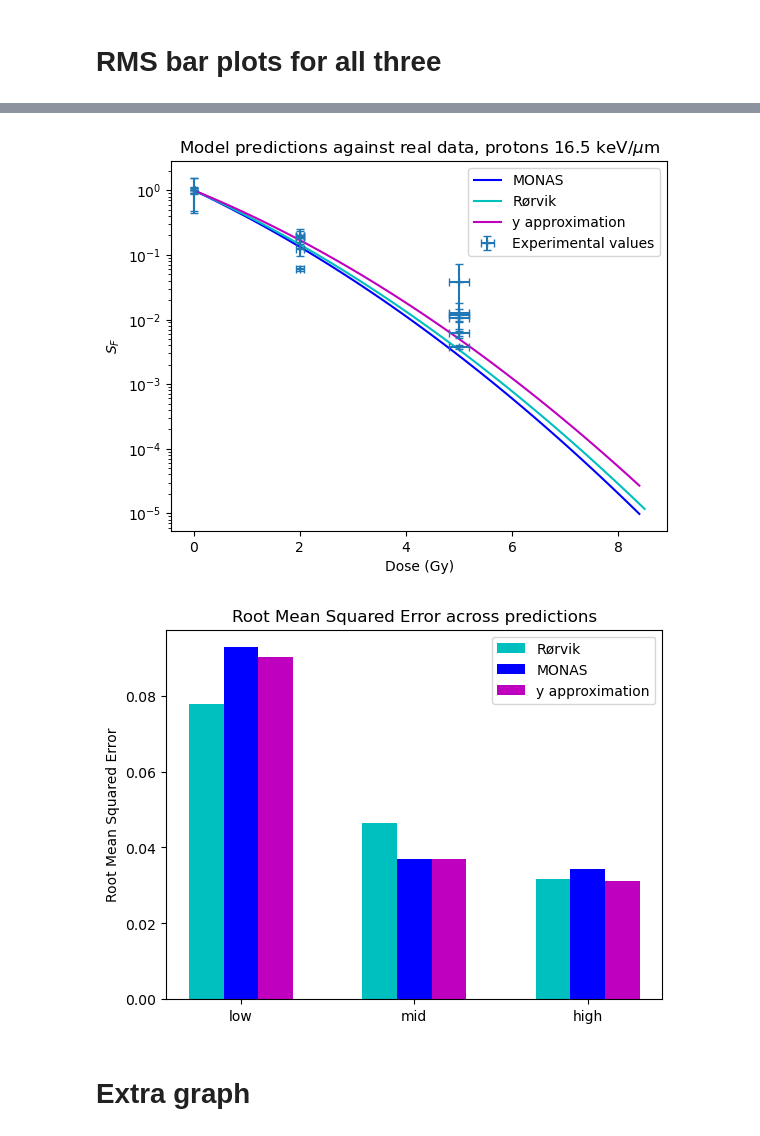
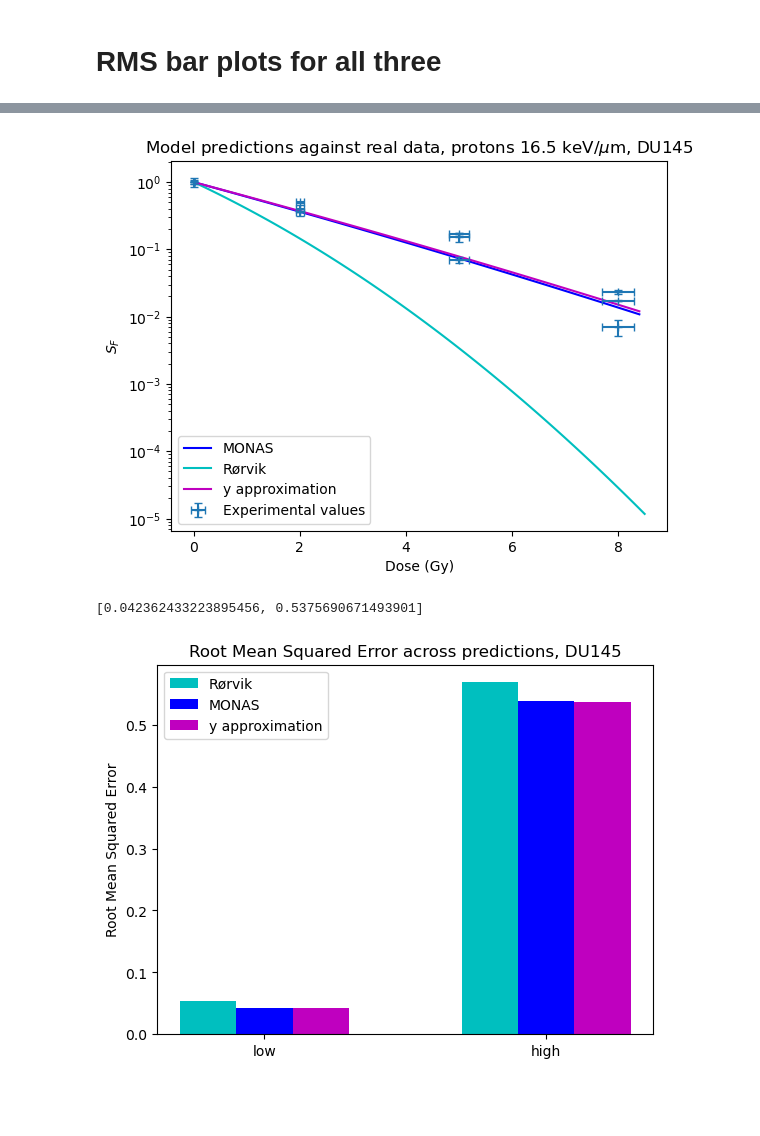
Before and after one commit to BrittHaanen15/Thesis_project, a Jupyter notebook: Python codes/MONAS data analysis.ipynb, the cells around one changed output, grey strips where cells are left out. Saved outputs shown, nothing was run; the diff lists cells and outputs as text; code cells hidden in the pictures; blank space fills up the shorter version.

```diff
--- a/Python codes/MONAS data analysis.ipynb
+++ b/Python codes/MONAS data analysis.ipynb
@@ -468,9 +494,9 @@ def Generate_Gaussian_y(LET, binedges, param, plot):
 
     return pd.DataFrame({'y': y, 'dy': dy})
 # %%
-lowphen = spectrum_calc(Generate_Gaussian_y(1.3, bin_edges(ylow['y']), exponential_param[0], True))
+lowphen = spectrum_calc(Generate_Gaussian_y(1.3, bin_edges(ylow['y']), exponential_param[0], True), A0, B, AR)
 
-midphen = spectrum_calc(Generate_Gaussian_y(10.1, bin_edges(ylow['y']), exponential_param[0], True))
+midphen = spectrum_calc(Generate_Gaussian_y(10.1, bin_edges(ylow['y']), exponential_param[0], True), A0, B, AR)
 
-highphen = spectrum_calc(Generate_Gaussian_y(16.5, bin_edges(ylow['y']), exponential_param[0], True))
+highphen = spectrum_calc(Generate_Gaussian_y(16.5, bin_edges(ylow['y']), exponential_param[0], True), A0, B, AR)
 # %% [output]
@@ -655,7 +607,7 @@ plt.savefig(r"C:\Users\bhaan\Downloads\RBE vs SF high 300 dpi.png", dpi=300)
 # %% [markdown]
 # RMS bar plots for all three
 # %%
-def Calculate_RMS(truthpath, monasdata, phen, letval):
+def Calculate_RMS(truthpath, monasdata, phen, letval, A, B, k):
 
     truth = pd.read_excel(truthpath)
 
@@ -667,7 +619,7 @@ def Calculate_RMS(truthpath, monasdata, phen, letval):
         d = np.array([0, 2, 5])
         samples = 3
     x = (d, d*letval, np.square(d))
-    S_rorvik = R_Func(x, 0.241, 0.037, 0.057)
+    S_rorvik = R_Func(x, A, k, B)
     pred_rorvik = np.tile(np.array(S_rorvik), int(len(truth)/samples))
 
     #Monas prediction
@@ -696,7 +648,7 @@ def Calculate_RMS(truthpath, monasdata, phen, letval):
         dose_err = 0.029*truth['Dose']
     plt.errorbar(truth['Dose'], truth['Mean Survival'], xerr=dose_err, yerr=truth['STD'], label='Experimental values', fmt='+', capsize=3,)
     plt.yscale('log')
-    plt.title(f'Model predictions against real data, protons {letval} keV/$\mu$m')
+    plt.title(f'Model predictions against real data, protons {letval} keV/$\mu$m, {Cell}')
     plt.xlabel('Dose (Gy)')
     plt.ylabel('$S_F$')
     plt.legend()
@@ -708,7 +660,7 @@ rmsrorvik_total = []
 rmsmonas_total = []
 rmsphen_total = []
 
-rmsror, rmsmonas, rmsphen = Calculate_RMS('../Cell survival results/PL_means.xlsx', low, lowphen, 1.3)
+rmsror, rmsmonas, rmsphen = Calculate_RMS(f'../PL_means {Cell}.xlsx', low, lowphen, 1.3)
 
 rmsrorvik_total.append(rmsror)
 rmsmonas_total.append(rmsmonas)
@@ -718,6 +670,8 @@ rmsphen_total.append(rmsphen)
 # %%
-rmsror, rmsmonas, rmsphen = Calculate_RMS('../Cell survival results/PM_means.xlsx', mid, midphen, 10.1)
+if BRITT_U2OS_DATA == True:
+    #No mid data for Sara
+    rmsror, rmsmonas, rmsphen = Calculate_RMS('../Cell data me thesis U2OS/PM_means.xlsx', mid, midphen, 10.1)
 
-rmsrorvik_total.append(rmsror)
-rmsmonas_total.append(rmsmonas)
-rmsphen_total.append(rmsphen)
+    rmsrorvik_total.append(rmsror)
+    rmsmonas_total.append(rmsmonas)
+    rmsphen_total.append(rmsphen)
@@ -726,13 +678,17 @@ rmsphen_total.append(rmsphen)
 # %%
-rmsror, rmsmonas, rmsphen = Calculate_RMS('../Cell survival results/PH_means.xlsx', high, highphen, 16.5)
+rmsror, rmsmonas, rmsphen = Calculate_RMS(f'../PH_means {Cell}.xlsx', high, highphen, 16.5)
 
 rmsrorvik_total.append(rmsror)
 rmsmonas_total.append(rmsmonas)
 rmsphen_total.append(rmsphen)
 # %% [output]
-[figure, old version]
+[figure, new version]
+# %%
+print(rmsmonas_total)
+# %% [output]
+[0.042362433223895456, 0.5375690671493901]
 # %%
-x = np.arange(3)
+x = np.arange((len(rmsrorvik_total)))
 w = 0.2
 
 fig, ax = plt.subplots()
@@ -742,12 +698,13 @@ rects3 = ax.bar(x + w, rmsphen_total, w, label = 'y approximation', color = 'm')
 
 #Customise
 ax.set_ylabel('Root Mean Squared Error')
-ax.set_xticks(x, ['low', 'mid', 'high'])
+if (len(rmsrorvik_total))==2:
+    ax.set_xticks(x, ['low', 'high'])
+if (len(rmsrorvik_total))==3:
+    ax.set_xticks(x, ['low', 'mid', 'high'])
 ax.legend()
-ax.set_title('Root Mean Squared Error across predictions')
+ax.set_title(f'Root Mean Squared Error across predictions, {Cell}')
 plt.savefig(r"C:\Users\bhaan\Downloads\RMSE all models300dpi.png", dpi=300)
 plt.show()
 # %% [output]
-[figure, old version]
+[figure, new version]
-# %% [markdown]
-# Extra graph
```
Also changed, not shown: parts of 19 cells of this notebook, 10 other files.
